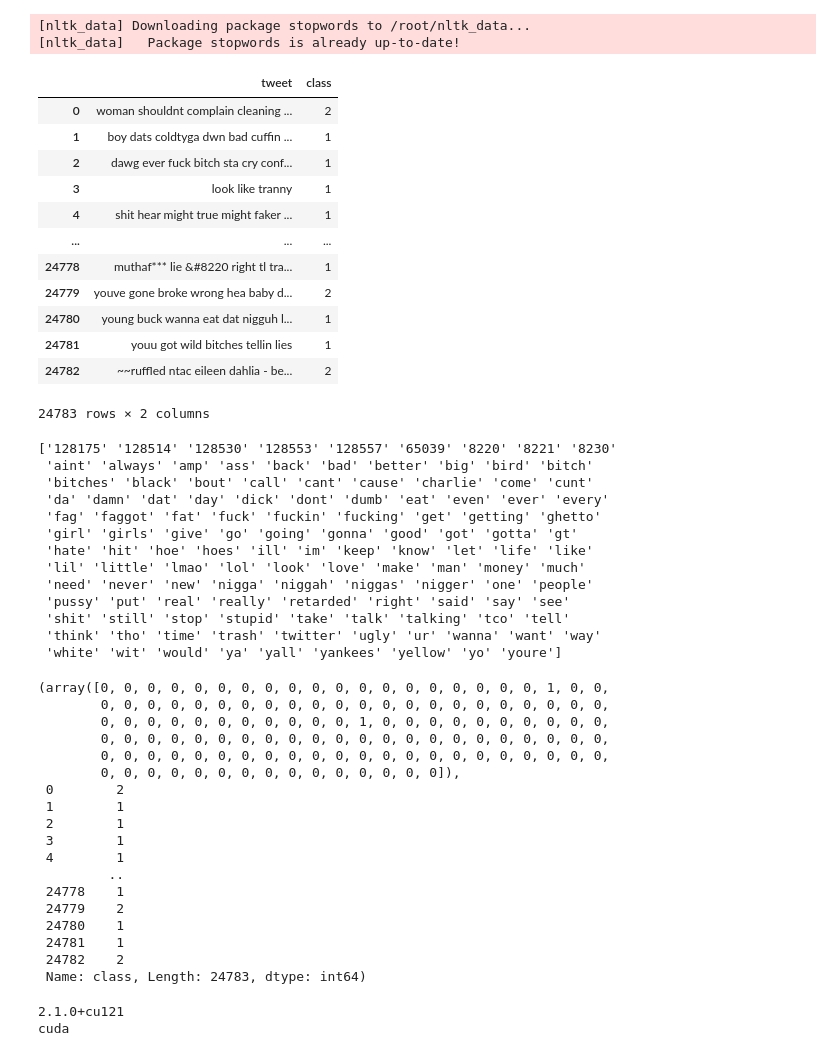
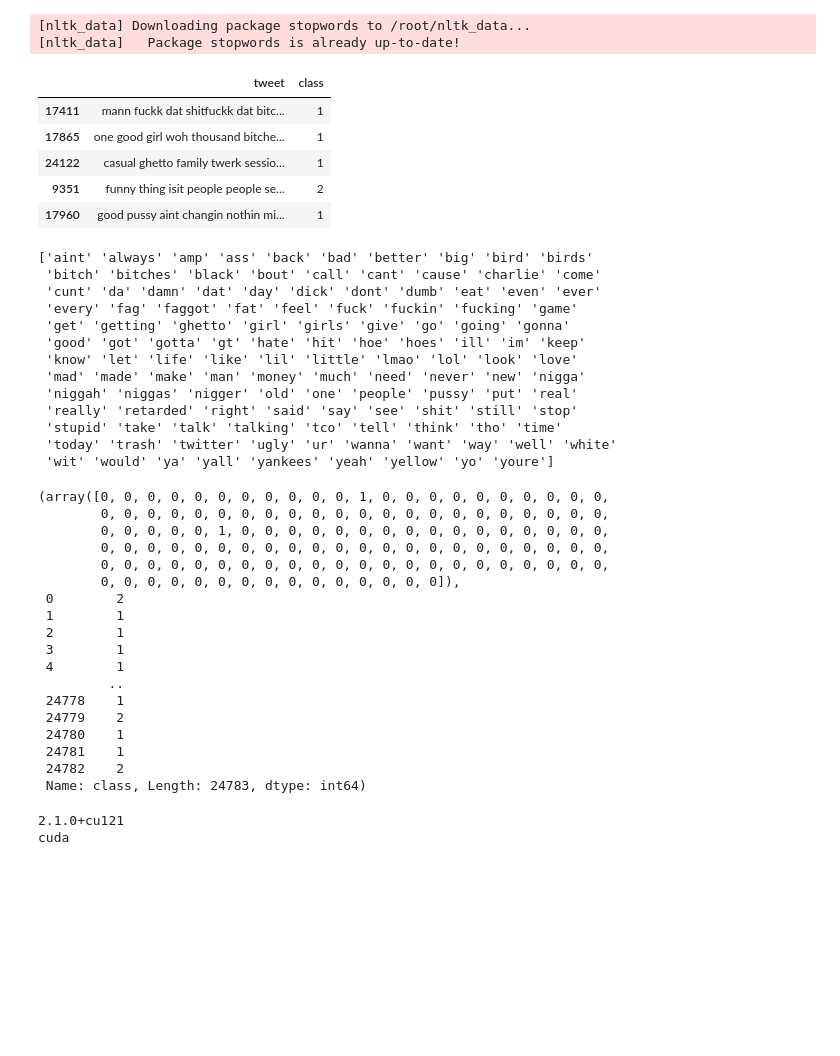
Before and after one commit to LuluW8071/Text-Sentiment-Analysis, a Jupyter notebook: Hate_Speech_Detection.ipynb, the cells around one changed output. Saved outputs shown, nothing was run; the diff lists cells and outputs as text; code cells hidden in the pictures; blank space fills up the shorter version.

```diff
--- a/Hate_Speech_Detection.ipynb
+++ b/Hate_Speech_Detection.ipynb
@@ -48,11 +36,17 @@ df['tweet'] = df['tweet'].apply(lambda x:x.lower())
 # %%
 punctuation_signs = list("?:!.,;|")
 remove_usernames = r'@([^\s]+)'
+remove_hash_no = r'#\d+'
 
+# Remove punctuation signs
 for punct_sign in punctuation_signs:
-    df['tweet'] = df['tweet'].str.replace(punct_sign, '')
+    df['tweet'] = df['tweet'].str.replace(punct_sign, '', regex=True)
 
-df['tweet'] = df['tweet'].str.replace(remove_usernames, '')
+# Remove usernames
+df['tweet'] = df['tweet'].str.replace(remove_usernames, '', regex=True)
+
+# Remove hashtags with numbers
+df['tweet'] = df['tweet'].str.replace(remove_hash_no, '', regex=True)
 # %%
 df['tweet'] = df['tweet'].apply(lambda x: x.replace('\n', ' '))
 df['tweet'] = df['tweet'].apply(lambda x: x.replace('\t', ' '))
@@ -65,5 +59,5 @@ df['tweet'] = df['tweet'].str.replace("`", "")
 df['tweet'] = df['tweet'].str.replace("https", "")
 df['tweet'] = df['tweet'].str.replace("http", "")
 df['tweet'] = df['tweet'].str.replace("rt", "")
-df['tweet'] = df['tweet'].str.replace("∼", "")
+df['tweet'] = df['tweet'].str.replace("-", "")
 # %%
@@ -85,28 +78,22 @@ df
 # %%
 nltk.download('stopwords')
-stop_words = list(stopwords.words('english'))
+stop_words = set(stopwords.words('english'))
+
 for stop_word in stop_words:
     regex_stopword = r"\b" + stop_word + r"\b"
-    df['tweet'] = df['tweet'].str.replace(regex_stopword, '')
+    df['tweet'] = df['tweet'].str.replace(regex_stopword, '', regex=True)
 # %% [output]
 [nltk_data] Downloading package stopwords to /root/nltk_data...
 [nltk_data]   Package stopwords is already up-to-date!
 # %%
-df
+df.sample(5)
 # %% [output]
 |  | tweet | class |
-| 0 | woman shouldnt complain cleaning ... | 2 |
-| 1 | boy dats coldtyga dwn bad cuffin ... | 1 |
-| 2 | dawg ever fuck bitch sta cry conf... | 1 |
-| 3 | look like tranny | 1 |
-| 4 | shit hear might true might faker ... | 1 |
-| ... | ... | ... |
-| 24778 | muthaf*** lie &#8220 right tl tra... | 1 |
-| 24779 | youve gone broke wrong hea baby d... | 2 |
-| 24780 | young buck wanna eat dat nigguh l... | 1 |
-| 24781 | youu got wild bitches tellin lies | 1 |
-| 24782 | ~~ruffled ntac eileen dahlia - be... | 2 |
+| 17411 | mann fuckk dat shitfuckk dat bitc... | 1 |
+| 17865 | one good girl woh thousand bitche... | 1 |
+| 24122 | casual ghetto family twerk sessio... | 1 |
+| 9351 | funny thing isit people people se... | 2 |
+| 17960 | good pussy aint changin nothin mi... | 1 |
-24783 rows × 2 columns
 # %%
 cv = CountVectorizer(max_features = 125)
 X = cv.fit_transform(df['tweet']).toarray()
@@ -114,25 +101,25 @@ y = df['class']
 # %%
 print(cv.get_feature_names_out())
 # %% [output]
-['128175' '128514' '128530' '128553' '128557' '65039' '8220' '8221' '8230'
- 'aint' 'always' 'amp' 'ass' 'back' 'bad' 'better' 'big' 'bird' 'bitch'
- 'bitches' 'black' 'bout' 'call' 'cant' 'cause' 'charlie' 'come' 'cunt'
- 'da' 'damn' 'dat' 'day' 'dick' 'dont' 'dumb' 'eat' 'even' 'ever' 'every'
- 'fag' 'faggot' 'fat' 'fuck' 'fuckin' 'fucking' 'get' 'getting' 'ghetto'
- 'girl' 'girls' 'give' 'go' 'going' 'gonna' 'good' 'got' 'gotta' 'gt'
- 'hate' 'hit' 'hoe' 'hoes' 'ill' 'im' 'keep' 'know' 'let' 'life' 'like'
- 'lil' 'little' 'lmao' 'lol' 'look' 'love' 'make' 'man' 'money' 'much'
- 'need' 'never' 'new' 'nigga' 'niggah' 'niggas' 'nigger' 'one' 'people'
- 'pussy' 'put' 'real' 'really' 'retarded' 'right' 'said' 'say' 'see'
- 'shit' 'still' 'stop' 'stupid' 'take' 'talk' 'talking' 'tco' 'tell'
- 'think' 'tho' 'time' 'trash' 'twitter' 'ugly' 'ur' 'wanna' 'want' 'way'
- 'white' 'wit' 'would' 'ya' 'yall' 'yankees' 'yellow' 'yo' 'youre']
+['aint' 'always' 'amp' 'ass' 'back' 'bad' 'better' 'big' 'bird' 'birds'
+ 'bitch' 'bitches' 'black' 'bout' 'call' 'cant' 'cause' 'charlie' 'come'
+ 'cunt' 'da' 'damn' 'dat' 'day' 'dick' 'dont' 'dumb' 'eat' 'even' 'ever'
+ 'every' 'fag' 'faggot' 'fat' 'feel' 'fuck' 'fuckin' 'fucking' 'game'
+ 'get' 'getting' 'ghetto' 'girl' 'girls' 'give' 'go' 'going' 'gonna'
+ 'good' 'got' 'gotta' 'gt' 'hate' 'hit' 'hoe' 'hoes' 'ill' 'im' 'keep'
+ 'know' 'let' 'life' 'like' 'lil' 'little' 'lmao' 'lol' 'look' 'love'
+ 'mad' 'made' 'make' 'man' 'money' 'much' 'need' 'never' 'new' 'nigga'
+ 'niggah' 'niggas' 'nigger' 'old' 'one' 'people' 'pussy' 'put' 'real'
+ 'really' 'retarded' 'right' 'said' 'say' 'see' 'shit' 'still' 'stop'
+ 'stupid' 'take' 'talk' 'talking' 'tco' 'tell' 'think' 'tho' 'time'
+ 'today' 'trash' 'twitter' 'ugly' 'ur' 'wanna' 'want' 'way' 'well' 'white'
+ 'wit' 'would' 'ya' 'yall' 'yankees' 'yeah' 'yellow' 'yo' 'youre']
 # %%
 X[24781], y
 # %% [output]
-(array([0, 0, 0, 0, 0, 0, 0, 0, 0, 0, 0, 0, 0, 0, 0, 0, 0, 0, 0, 1, 0, 0,
+(array([0, 0, 0, 0, 0, 0, 0, 0, 0, 0, 0, 1, 0, 0, 0, 0, 0, 0, 0, 0, 0, 0,
         0, 0, 0, 0, 0, 0, 0, 0, 0, 0, 0, 0, 0, 0, 0, 0, 0, 0, 0, 0, 0, 0,
-        0, 0, 0, 0, 0, 0, 0, 0, 0, 0, 0, 1, 0, 0, 0, 0, 0, 0, 0, 0, 0, 0,
+        0, 0, 0, 0, 0, 1, 0, 0, 0, 0, 0, 0, 0, 0, 0, 0, 0, 0, 0, 0, 0, 0,
         0, 0, 0, 0, 0, 0, 0, 0, 0, 0, 0, 0, 0, 0, 0, 0, 0, 0, 0, 0, 0, 0,
         0, 0, 0, 0, 0, 0, 0, 0, 0, 0, 0, 0, 0, 0, 0, 0, 0, 0, 0, 0, 0, 0,
         0, 0, 0, 0, 0, 0, 0, 0, 0, 0, 0, 0, 0, 0, 0]),
```
Also changed, not shown: parts of 13 cells of this notebook.
